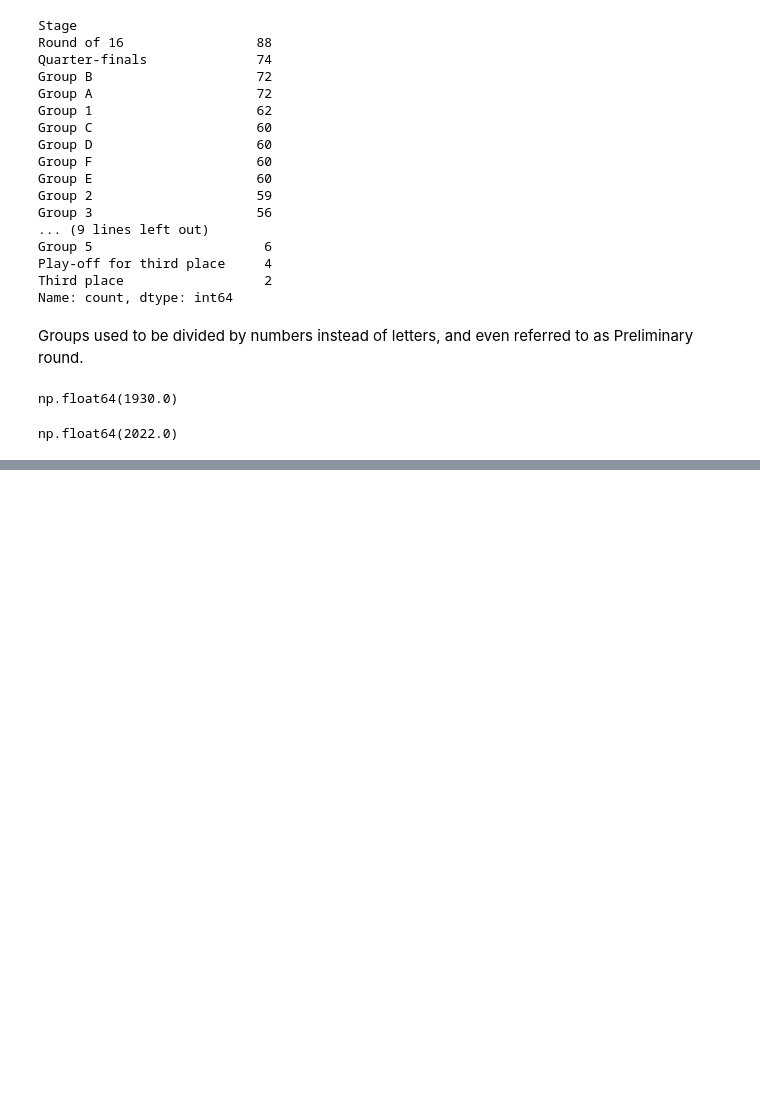
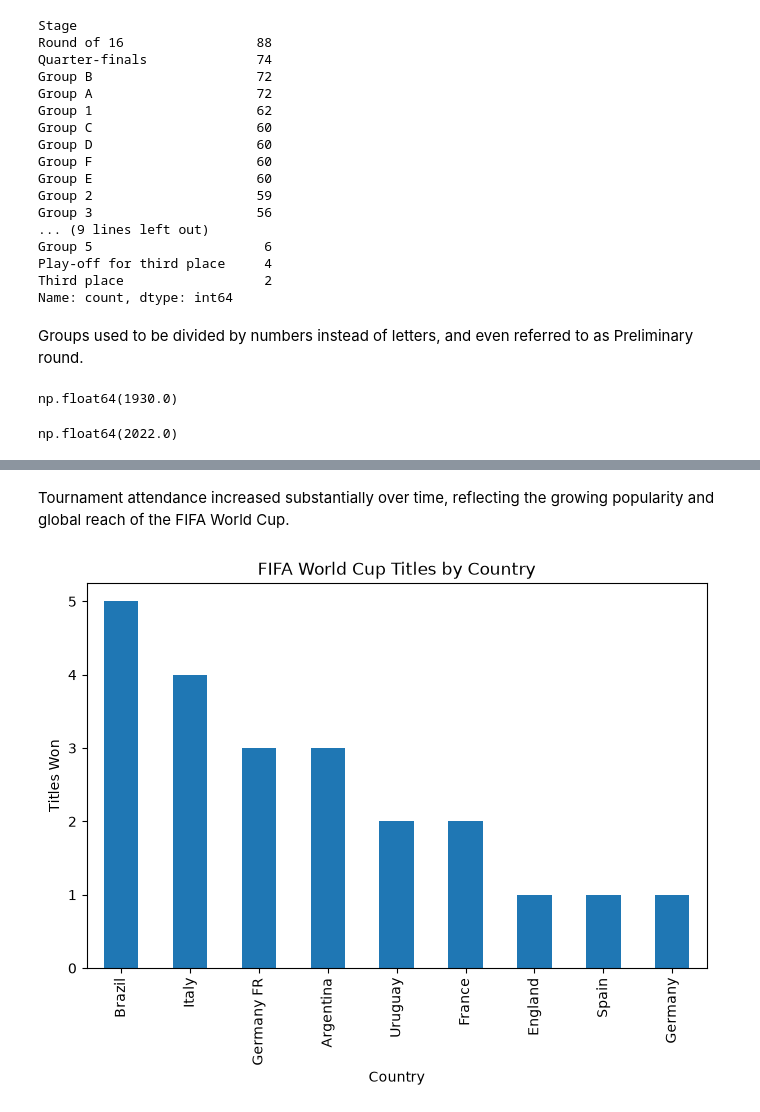
Before and after one commit to dvsdevious/fifa-world-cup-eda, a Jupyter notebook: notebooks/FIFA_EDA.ipynb, the cells around one changed output, grey strips where cells are left out. Drawn from its saved outputs; the diff is of its cells as text; code cells hidden in the pictures; blank space fills up the shorter version.

```diff
--- a/notebooks/FIFA_EDA.ipynb
+++ b/notebooks/FIFA_EDA.ipynb
@@ -194,0 +246,13 @@ np.float64(2022.0)
+# %% [markdown]
+Tournament attendance increased substantially over time, reflecting the growing popularity and global reach of the FIFA World Cup.
+# %%
+winner_counts = worldcups["Winner"].value_counts()
+
+plt.figure(figsize=(8,5))
+winner_counts.plot(kind="bar")
+plt.title("FIFA World Cup Titles by Country")
+plt.xlabel("Country")
+plt.ylabel("Titles Won")
+plt.show()
+# %% [output]
+[figure, added]
```
Also changed, not shown: parts of 17 cells of this notebook.
